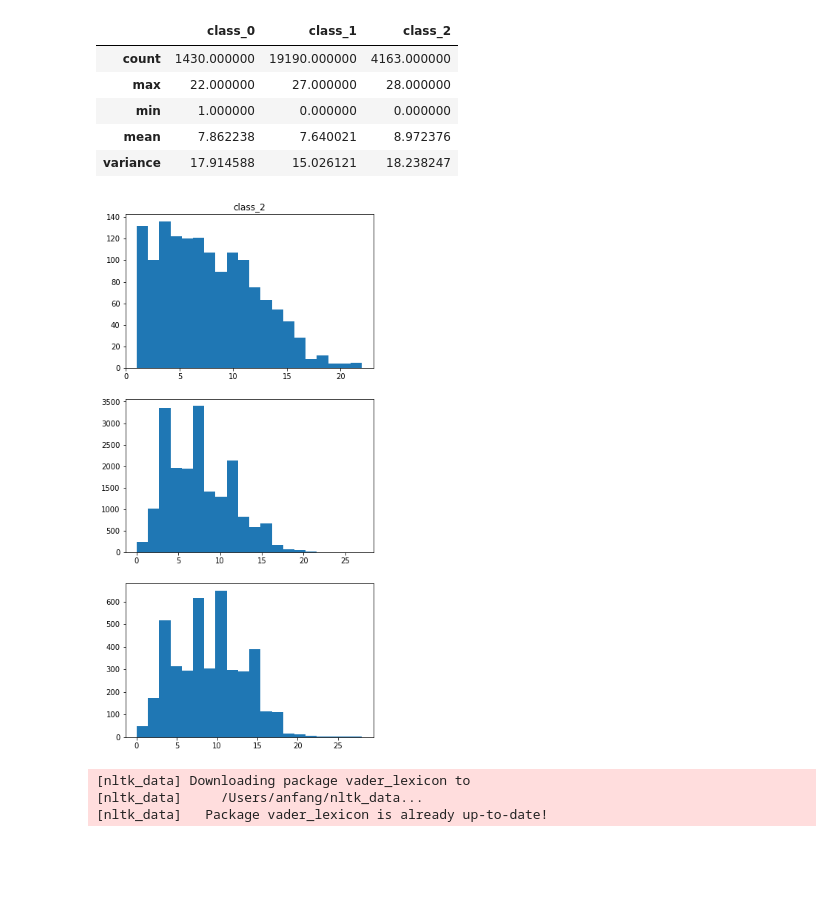
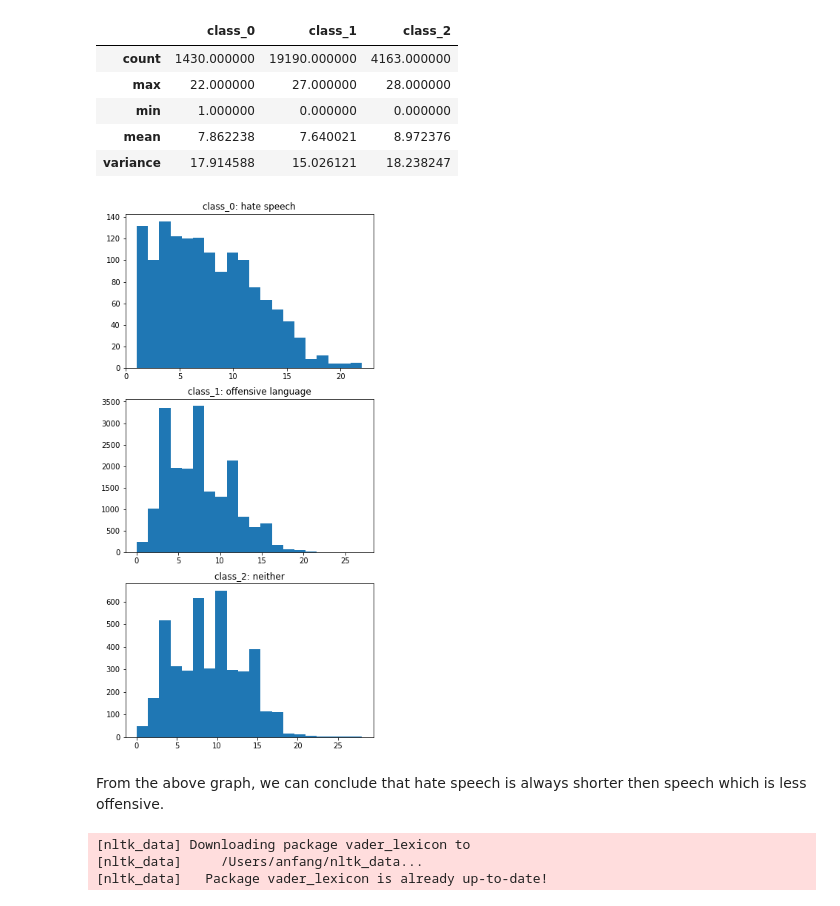
Before and after one commit to Anpan981025/ML_groupproject, a Jupyter notebook: hate_speech_classifier.ipynb, the cells around one changed output. Cells and saved outputs as stored; diff of their text form; code cells hidden in the pictures; blank space fills up the shorter version.

```diff
--- a/hate_speech_classifier.ipynb
+++ b/hate_speech_classifier.ipynb
@@ -290,17 +301,20 @@ words_description
 # %%
 fig = plt.figure(figsize=(6,13))
 ax1 = fig.add_subplot(311)
 ax1.hist(length[0],bins=20)
-ax1.set_title('class_0')
+ax1.set_title('class_0: hate speech')
 ax2 = fig.add_subplot(312)
 ax2.hist(length[1],bins=20)
-ax1.set_title('class_1')
+ax2.set_title('class_1: offensive language')
 ax3 = fig.add_subplot(313)
 ax3.hist(length[2],bins=20)
-ax1.set_title('class_2')
+ax3.set_title('class_2: neither')
 plt.show()
+## 0:hate speech; 1:offensive language; 2:neither
 # %% [output]
-[figure, old version]
+[figure, new version]
+# %% [markdown]
+From the above graph, we can conclude that hate speech is always shorter then speech which is less offensive.
 # %%
 #Sentiment analysis
 from nltk.sentiment.vader import SentimentIntensityAnalyzer as sentimentanalyzer
```
Also changed, not shown: parts of 55 cells of this notebook.
